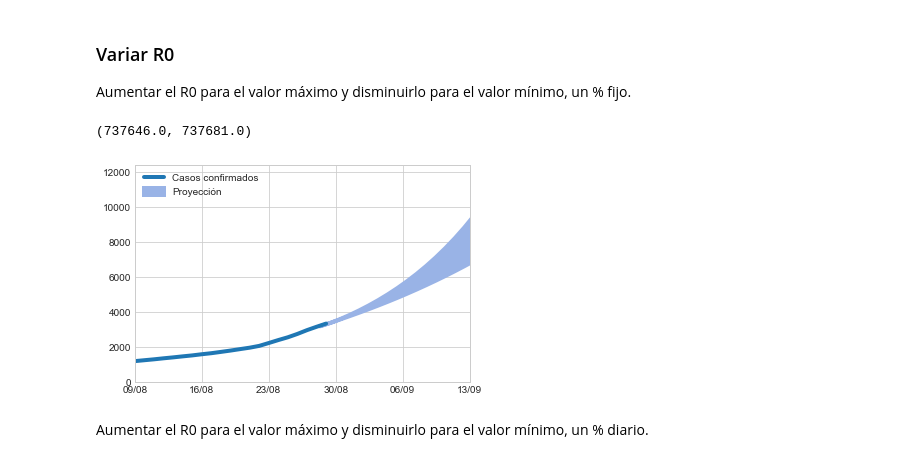
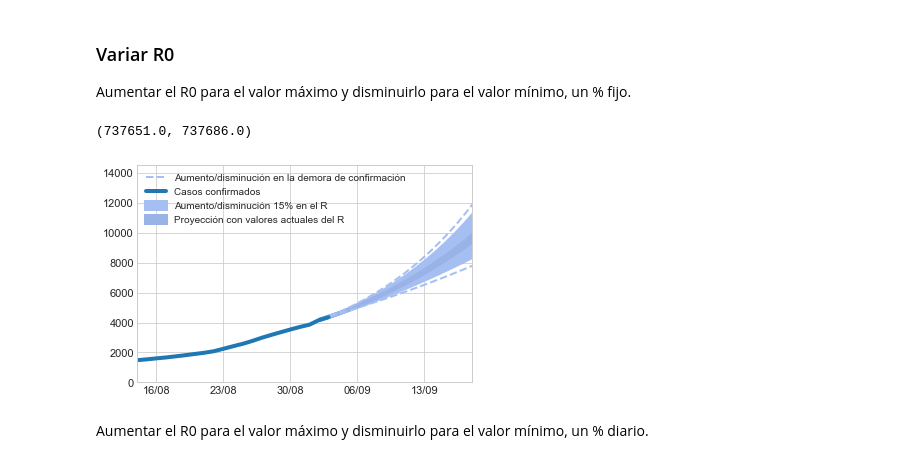
Before and after one commit to gpereyrairujo/modelos-covid19, a Jupyter notebook: proyecciones_municipios/proyeccion_SEIR_minsal_general_pueyrredon.ipynb, the cells around one changed output. Saved outputs shown, nothing was run; the diff lists cells and outputs as text; code cells hidden in the pictures.

Commit message:
actualicé proyección

```diff
--- a/proyecciones_municipios/proyeccion_SEIR_minsal_general_pueyrredon.ipynb
+++ b/proyecciones_municipios/proyeccion_SEIR_minsal_general_pueyrredon.ipynb
@@ -31,7 +31,7 @@ Valores para los parámetros del modelo y otras variables necesarias para las si
 - Luego para cada ajuste de parámetros, se realiza una proyección hacia el futuro, una cierta cantidad de días.
 # %%
 # parámetros del modelo SEIR
-R0 = 1.9
+R0 = 1.5
 alpha = 1 / 3
 gamma = 1 / 7
 beta = R0 * gamma
@@ -62,6 +62,9 @@ import matplotlib.dates as mdates
 plt.style.use('seaborn-whitegrid')
 plt.rcParams['lines.linewidth'] = 4
 plt.rcParams["legend.loc"] = 'best'
+plt.rcParams["xtick.labelsize"] = 11
+plt.rcParams["ytick.labelsize"] = 11
+plt.rcParams["axes.labelsize"] = 8
 # %% [markdown]
 ## Códigos del modelo
 
@@ -138,7 +141,7 @@ import random
 from sklearn.metrics import mean_squared_error
 from math import sqrt
 
-def ajustar_modelo(modelo, datos, serie_estimados, serie_observados, inicio_ajuste=0, fin_ajuste=-1, variacion_aleatoria=0.05, maximo_iteraciones=1000, maximo_iteraciones_sin_cambios=50):
+def ajustar_modelo(modelo, datos, serie_estimados, serie_observados, inicio_ajuste=0, fin_ajuste=-1, variacion_aleatoria=0.05, maximo_iteraciones=1000, maximo_iteraciones_sin_cambios=150):
 
     '''
     Función para ajustar parámetros de modelos SEIR de paso diario
@@ -589,35 +650,59 @@ minimo_proyeccion_menor_R0          = minimo_proyeccion.copy()
 minimo_proyeccion_menor_R0['R0']    = minimo_proyeccion.loc[0,'R0'] * 0.85
 minimo_proyeccion_menor_R0          = modelo_SEIR(minimo_proyeccion_menor_R0)
 # %%
+# casos estimados variando demora y variando R0
+plt.plot(
+    minimo_proyeccion_menor_R0['fecha_aumento_demora'],
+    minimo_proyeccion_menor_R0['Ia'],
+    '--',
+    lw=2,
+    color=[0.65,0.75,0.95],
+    label='Aumento/disminución en la demora de confirmación')
+plt.plot(
+    maximo_proyeccion_mayor_R0['fecha_disminucion_demora'],
+    maximo_proyeccion_mayor_R0['Ia'],
+    '--',
+    lw=2,
+    color=[0.65,0.75,0.95])
+
+# casos estimados variando R0
+plt.fill_between(
+    maximo_proyeccion['fecha_confirmacion'],
+    minimo_proyeccion_menor_R0['Ia'],
+    maximo_proyeccion_mayor_R0['Ia'],
+    color=[0.65,0.75,0.95],
+    lw=4,
+    label='Aumento/disminución 15% en el R')
+
+# casos estimados proyección R0 actual
+plt.fill_between(
+    maximo_proyeccion['fecha_confirmacion'],
+    minimo_proyeccion['Ia'],
+    maximo_proyeccion['Ia'],
+    color=[0.6,0.7,0.9],
+    lw=4,
+    label='Proyección con valores actuales del R')
+
 # casos confirmados
 plt.plot(
     resultado_simulacion_1['fecha'],
     resultado_simulacion_1['confirmados'],
     '-',
     label='Casos confirmados')
-
-# casos estimados
-plt.fill_between(
-    maximo_proyeccion['fecha_confirmacion'],
-    minimo_proyeccion_menor_R0['Ia'],
-    maximo_proyeccion_mayor_R0['Ia'],
-    color=[0.6,0.7,0.9],
-    lw=4,
-    label='Proyección')
 
 # ubicación leyeda
 plt.legend(loc='upper left')
 # formato de fecha
 plt.gca().xaxis.set_major_formatter(mdates.DateFormatter('%d/%m'))
 # escala semanal
 plt.gca().xaxis.set_major_locator(mdates.WeekdayLocator(6))
 # escala ejes x e y
 plt.gca().set_ylim(bottom=0)
 plt.gca().set_xlim(left =resultado_simulacion_1['fecha'].iloc[ 0])
 plt.gca().set_xlim(right=resultado_simulacion_1['fecha'].iloc[-1])
 # %% [output]
-(737646.0, 737681.0)
+(737651.0, 737686.0)
-[figure, old version]
+[figure, new version]
 # %% [markdown]
 Aumentar el R0 para el valor máximo y disminuirlo para el valor mínimo, un % diario.
 # %%
```
Also changed, not shown: parts of 17 cells of this notebook.
